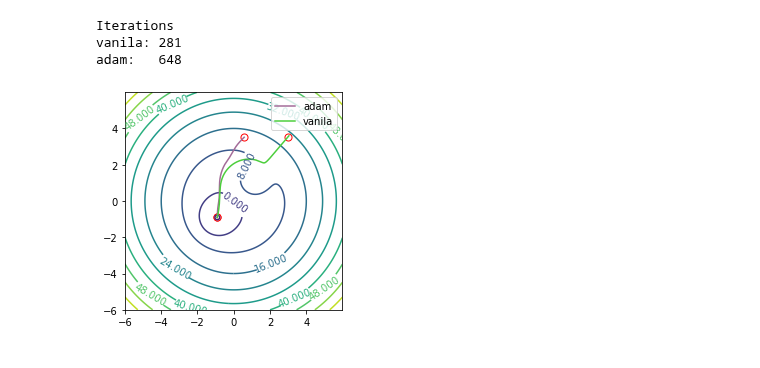
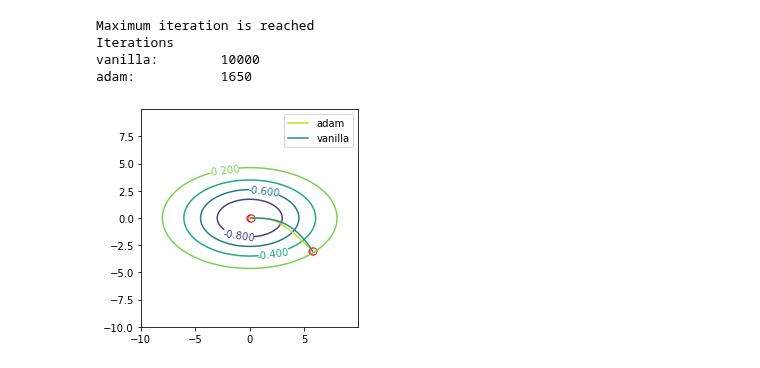
Before and after one commit to denyskononenko/datasciencesnippets, a Jupyter notebook: optimizers/grad.ipynb, the cells around one changed output. Drawn from its saved outputs; the diff is of its cells as text; code cells hidden in the pictures.

```diff
--- a/optimizers/grad.ipynb
+++ b/optimizers/grad.ipynb
@@ -13,7 +22,8 @@ import numpy as np
 import matplotlib.pyplot as plt
 # %%
 # test function
-tf = lambda x, y:  x**2 + y**2 + 10 * np.exp(-((x-1)**2 + (y-1)**2)) - 10 * np.exp(-((x+1)**2 + (y+1)**2)) # [1.8, 1.8]
+tf = lambda x, y: - np.exp(-(x**2 + 3 * y**2)/40)
+#tf = lambda x, y:  x**2 + y**2 + 10 * np.exp(-((x-1)**2 + (y-1)**2)) - 10 * np.exp(-((x+1)**2 + (y+1)**2)) # [1.8, 1.8]
 #tf = lambda x, y: np.sin(0.5 * x**2 - 0.25 * y**2 + 3) * np.cos(2 * x + 1 - np.exp(y))
 
 def grad2D(f: (), p: np.ndarray):
@@ -81,12 +91,12 @@ def adam(f: (), p0: np.ndarray):
 def display2D(f: (), trajects=dict):
     cmap = plt.cm.get_cmap('hsv', len(trajects))
     delta = 1e-2
-    x = np.arange(-6.0, 6.0, delta)
-    y = np.arange(-6.0, 6.0, delta)
+    x = np.arange(-10.0, 10.0, delta)
+    y = np.arange(-10.0, 10.0, delta)
     X, Y = np.meshgrid(x, y)
     Z = f(X, Y)
     fig, ax = plt.subplots()
-    CS = ax.contour(X, Y, Z, 10)
+    CS = ax.contour(X, Y, Z, 4)
     ax.clabel(CS, inline=True, fontsize=10)
     if len(trajects) > 0:
         # ax.scatter(points[:,0], points[:,1], marker='o', s=50, facecolor='w', edgecolors='r')
@@ -96,12 +106,14 @@ def display2D(f: (), trajects=dict):
     ax.set_aspect(1)
     ax.legend()
 # %%
-points_vanila = grad_desc(tf, np.random.uniform(low=-4, high=4, size=2))
-points_adam = adam(tf, np.random.uniform(low=-4, high=4, size=2))
-print(f"Iterations\nvanila:\t{len(points_vanila)}\nadam:\t{len(points_adam)}")
-display2D(tf, {'adam': points_adam, 'vanila': points_vanila})
+initp = np.random.uniform(low=-6, high=6, size=2)
+points_vanila = grad_desc(tf, initp)
+points_adam = adam(tf, initp)
+print(f"Iterations\nvanilla:\t{len(points_vanila)}\nadam:   \t{len(points_adam)}")
+display2D(tf, {'adam': points_adam, 'vanilla': points_vanila})
 # %% [output]
+Maximum iteration is reached
 Iterations
-vanila: 281
-adam:   648
+vanilla:        10000
+adam:           1650
-[figure, old version]
+[figure, new version]
```
Also changed, not shown: parts of 1 cell of this notebook, 1 other file.
